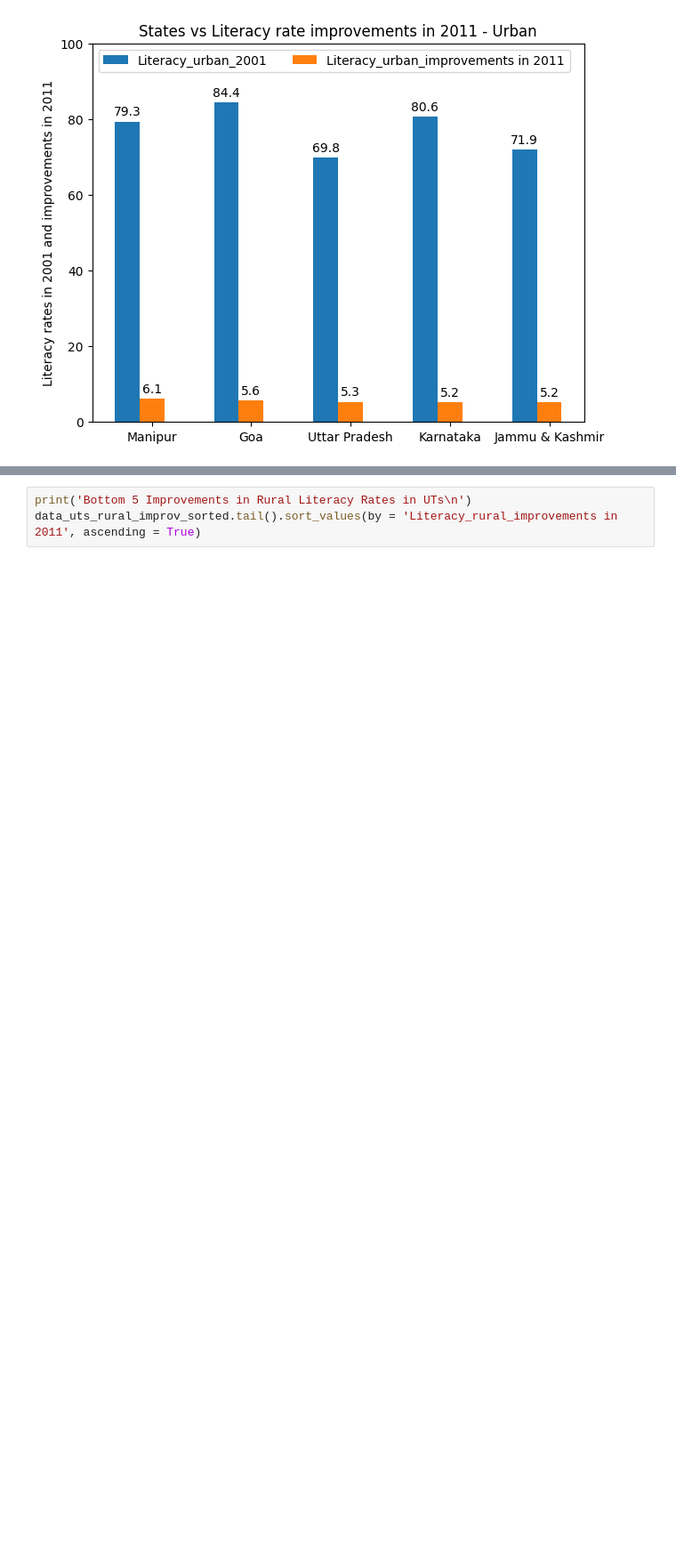
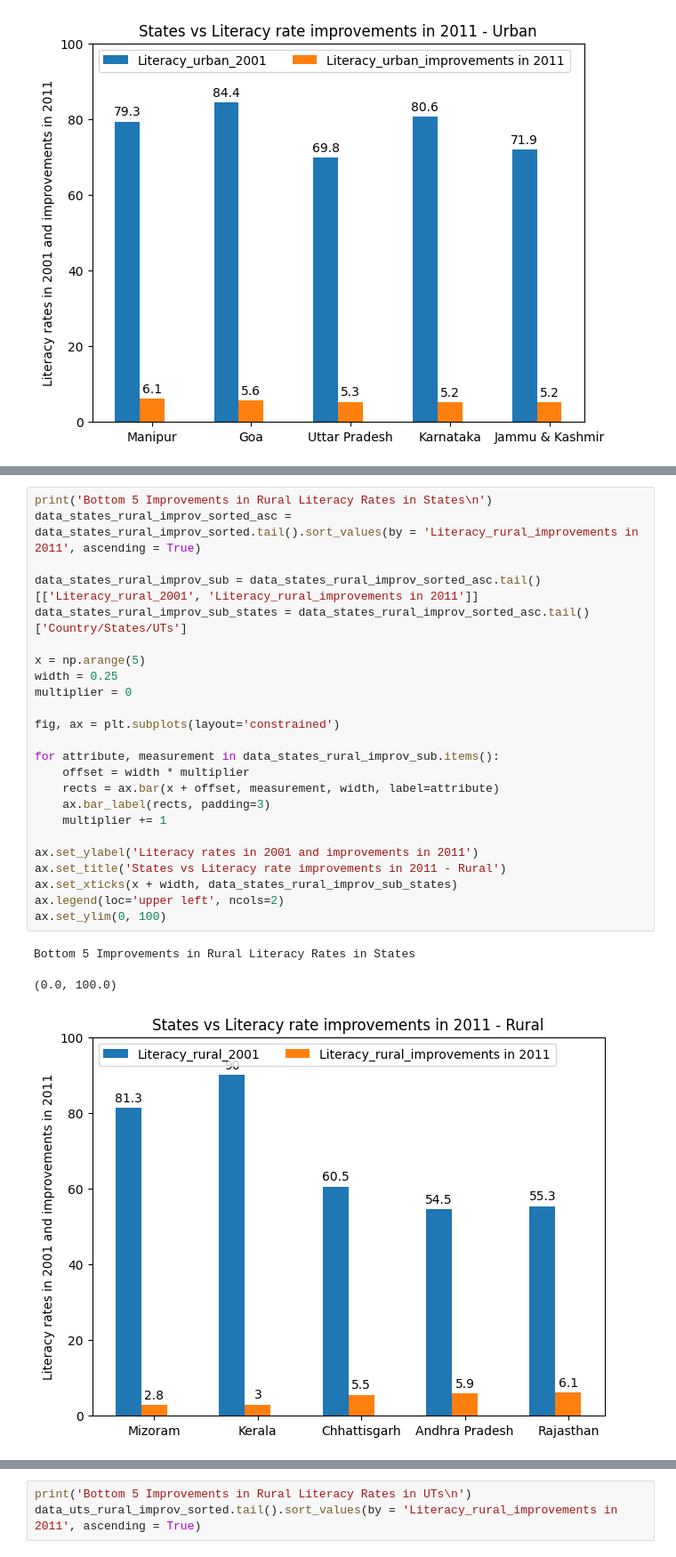
Before and after one commit to ROHIT779/ml-projects, a Jupyter notebook: goi-literacy-rates-2001-2011/goi_literacy_rates.ipynb, the cells around one changed output, grey strips where cells are left out. Shown at 89% size. Cells and saved outputs as stored; diff of their text form; blank space fills up the shorter version.

```diff
--- a/goi-literacy-rates-2001-2011/goi_literacy_rates.ipynb
+++ b/goi-literacy-rates-2001-2011/goi_literacy_rates.ipynb
@@ -267,0 +261,28 @@ Bottom 5 Improvements in Urban Literacy Rates in States
+# %%
+print('Bottom 5 Improvements in Rural Literacy Rates in States\n')
+data_states_rural_improv_sorted_asc = data_states_rural_improv_sorted.tail().sort_values(by = 'Literacy_rural_improvements in 2011', ascending = True)
+
+data_states_rural_improv_sub = data_states_rural_improv_sorted_asc.tail()[['Literacy_rural_2001', 'Literacy_rural_improvements in 2011']]
+data_states_rural_improv_sub_states = data_states_rural_improv_sorted_asc.tail()['Country/States/UTs']
+
+x = np.arange(5)
+width = 0.25
+multiplier = 0
+
+fig, ax = plt.subplots(layout='constrained')
+
+for attribute, measurement in data_states_rural_improv_sub.items():
+    offset = width * multiplier
+    rects = ax.bar(x + offset, measurement, width, label=attribute)
+    ax.bar_label(rects, padding=3)
+    multiplier += 1
+
+ax.set_ylabel('Literacy rates in 2001 and improvements in 2011')
+ax.set_title('States vs Literacy rate improvements in 2011 - Rural')
+ax.set_xticks(x + width, data_states_rural_improv_sub_states)
+ax.legend(loc='upper left', ncols=2)
+ax.set_ylim(0, 100)
+# %% [output]
+Bottom 5 Improvements in Rural Literacy Rates in States
+(0.0, 100.0)
+[figure, added]
```
Also changed, not shown: parts of 17 cells of this notebook.
